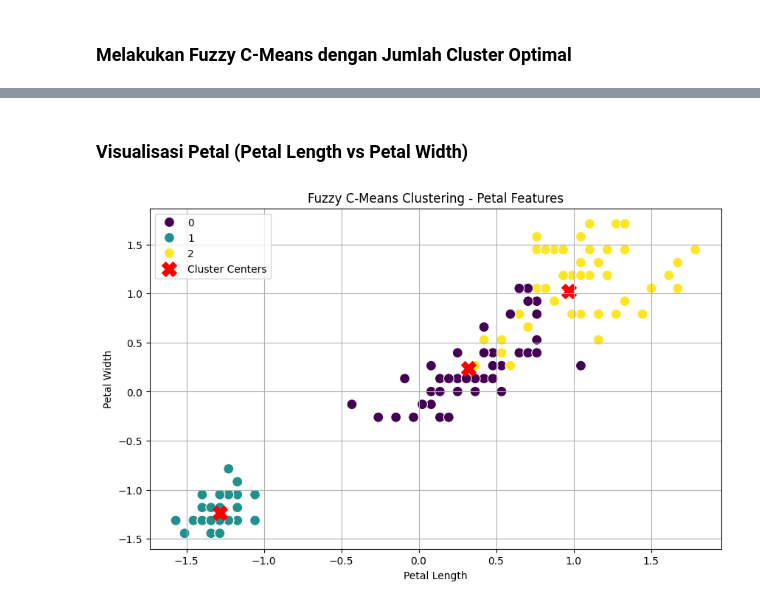
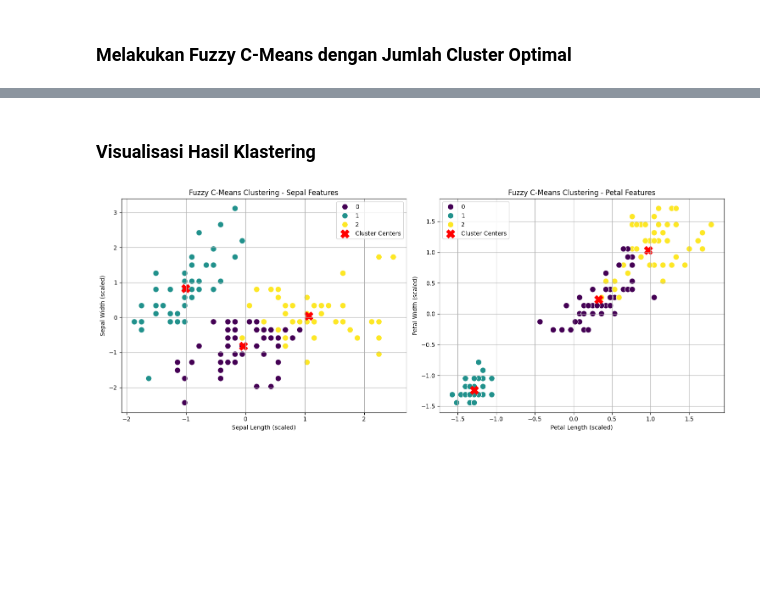
Before and after one commit to Zulfri-23-176/Pendat, a Jupyter notebook: pendat/K-Means.ipynb, the cells around one changed output, grey strips where cells are left out. Saved outputs shown, nothing was run; the diff lists cells and outputs as text; code cells hidden in the pictures; blank space fills up the shorter version.

```diff
--- a/pendat/K-Means.ipynb
+++ b/pendat/K-Means.ipynb
@@ -558,16 +542,34 @@ plt.show()
 # %% [markdown]
-### Visualisasi Petal (Petal Length vs Petal Width)
+### Visualisasi Hasil Klastering
-# %%
-plt.figure(figsize=(10, 6))
-sns.scatterplot(data=vis_df, x='petal_length', y='petal_width',
-                hue='cluster', palette='viridis', s=100)
-plt.scatter(cntr[:, 0], cntr[:, 1], marker='X', s=200,
-            color='red', label='Cluster Centers')
-plt.title('Fuzzy C-Means Clustering - Petal Features')
-plt.xlabel('Petal Length')
-plt.ylabel('Petal Width')
-plt.legend()
-plt.grid(True)
-plt.show()
-# %% [output]
-[figure, removed]
+# %%
+
+plt.figure(figsize=(15, 6))  # Lebarkan figure untuk menampung 2 plot
+
+# Plot pertama - Sepal Features
+plt.subplot(1, 2, 1)  # 1 baris, 2 kolom, plot pertama
+sns.scatterplot(data=vis_df, x='sepal_length', y='sepal_width',
+                hue='cluster', palette='viridis', s=100)
+plt.scatter(cntr[:, 2], cntr[:, 3], marker='X', s=200,
+            color='red', label='Cluster Centers')
+plt.title('Fuzzy C-Means Clustering - Sepal Features')
+plt.xlabel('Sepal Length (scaled)')
+plt.ylabel('Sepal Width (scaled)')
+plt.legend()
+plt.grid(True)
+
+# Plot kedua - Petal Features
+plt.subplot(1, 2, 2)  # 1 baris, 2 kolom, plot kedua
+sns.scatterplot(data=vis_df, x='petal_length', y='petal_width',
+                hue='cluster', palette='viridis', s=100)
+plt.scatter(cntr[:, 0], cntr[:, 1], marker='X', s=200,
+            color='red', label='Cluster Centers')
+plt.title('Fuzzy C-Means Clustering - Petal Features')
+plt.xlabel('Petal Length (scaled)')
+plt.ylabel('Petal Width (scaled)')
+plt.legend()
+plt.grid(True)
+
+plt.tight_layout()  # Agar tidak overlap
+plt.show()
+# %% [output]
+[figure, added]
```
Also changed, not shown: parts of 4 cells of this notebook.
